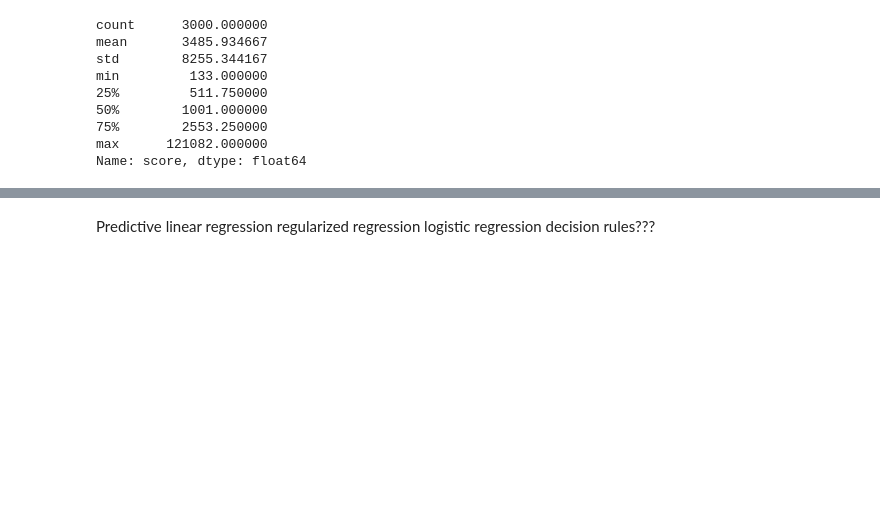
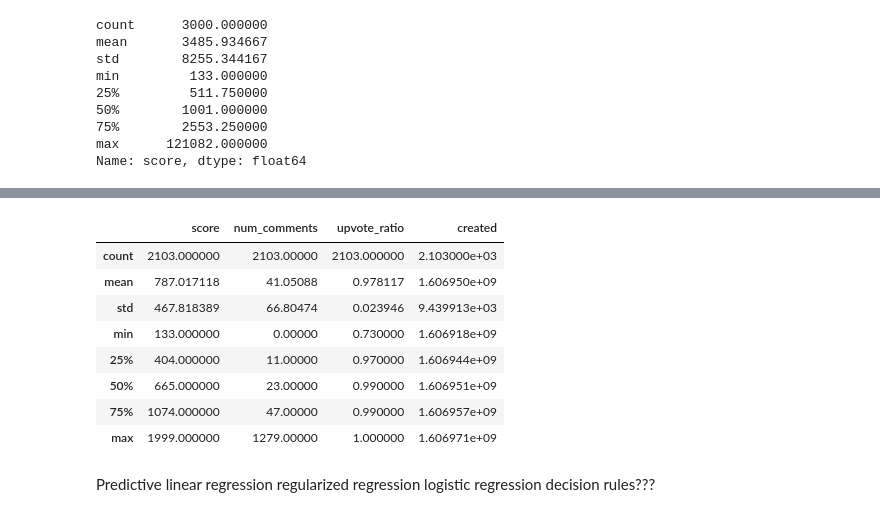
Before and after one commit to RubenBec/Capstone2, a Jupyter notebook: usecsv.ipynb, the cells around one changed output, grey strips where cells are left out. Saved outputs shown, nothing was run; the diff lists cells and outputs as text; code cells hidden in the pictures; blank space fills up the shorter version.

```diff
--- a/usecsv.ipynb
+++ b/usecsv.ipynb
@@ -46 +58,13 @@ Name: score, dtype: float64
+# %%
+df.describe()
+# %% [output]
+|  | score | num_comments | upvote_ratio | created |
+| count | 2103.000000 | 2103.00000 | 2103.000000 | 2.103000e+03 |
+| mean | 787.017118 | 41.05088 | 0.978117 | 1.606950e+09 |
+| std | 467.818389 | 66.80474 | 0.023946 | 9.439913e+03 |
+| min | 133.000000 | 0.00000 | 0.730000 | 1.606918e+09 |
+| 25% | 404.000000 | 11.00000 | 0.970000 | 1.606944e+09 |
+| 50% | 665.000000 | 23.00000 | 0.990000 | 1.606951e+09 |
+| 75% | 1074.000000 | 47.00000 | 0.990000 | 1.606957e+09 |
+| max | 1999.000000 | 1279.00000 | 1.000000 | 1.606971e+09 |
 # %%
```
Also changed, not shown: parts of 8 cells of this notebook.
